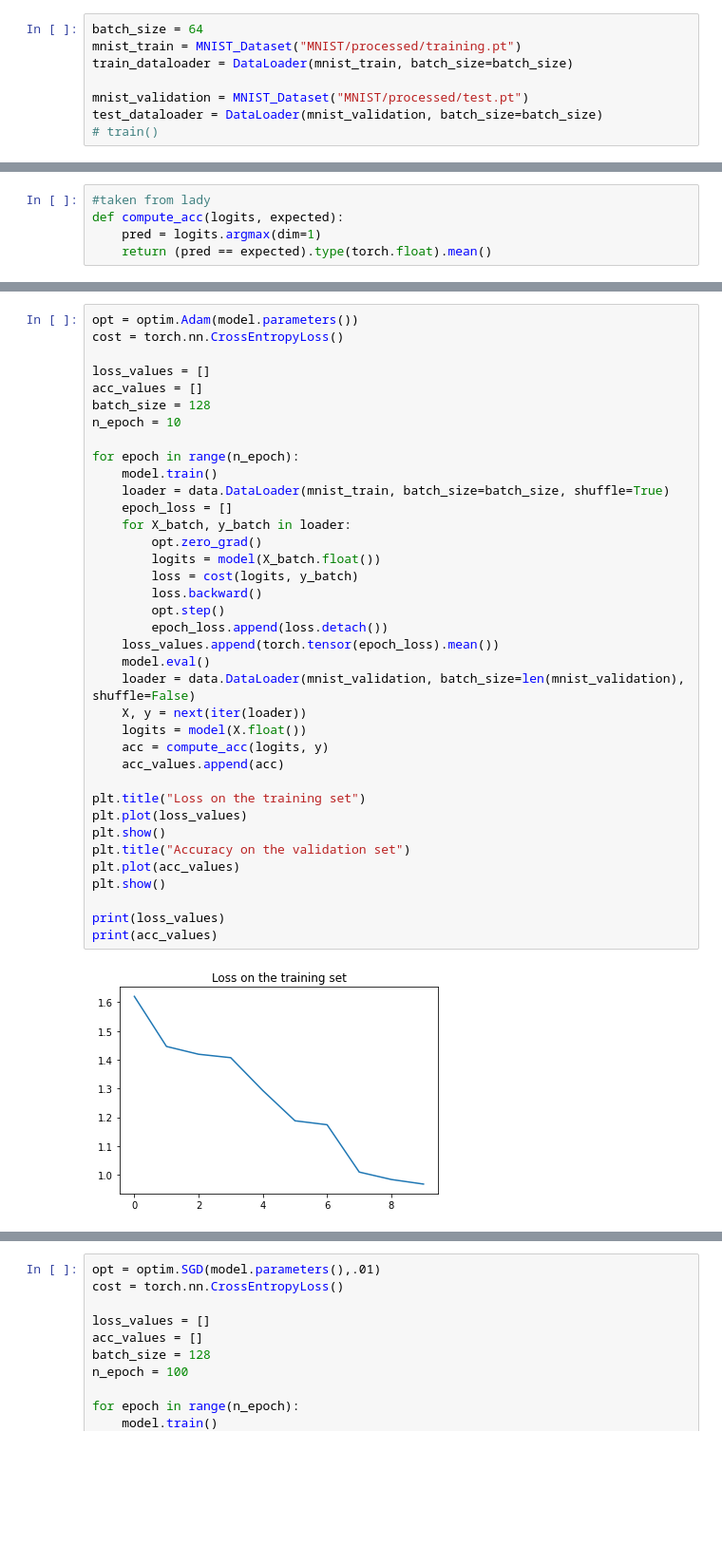
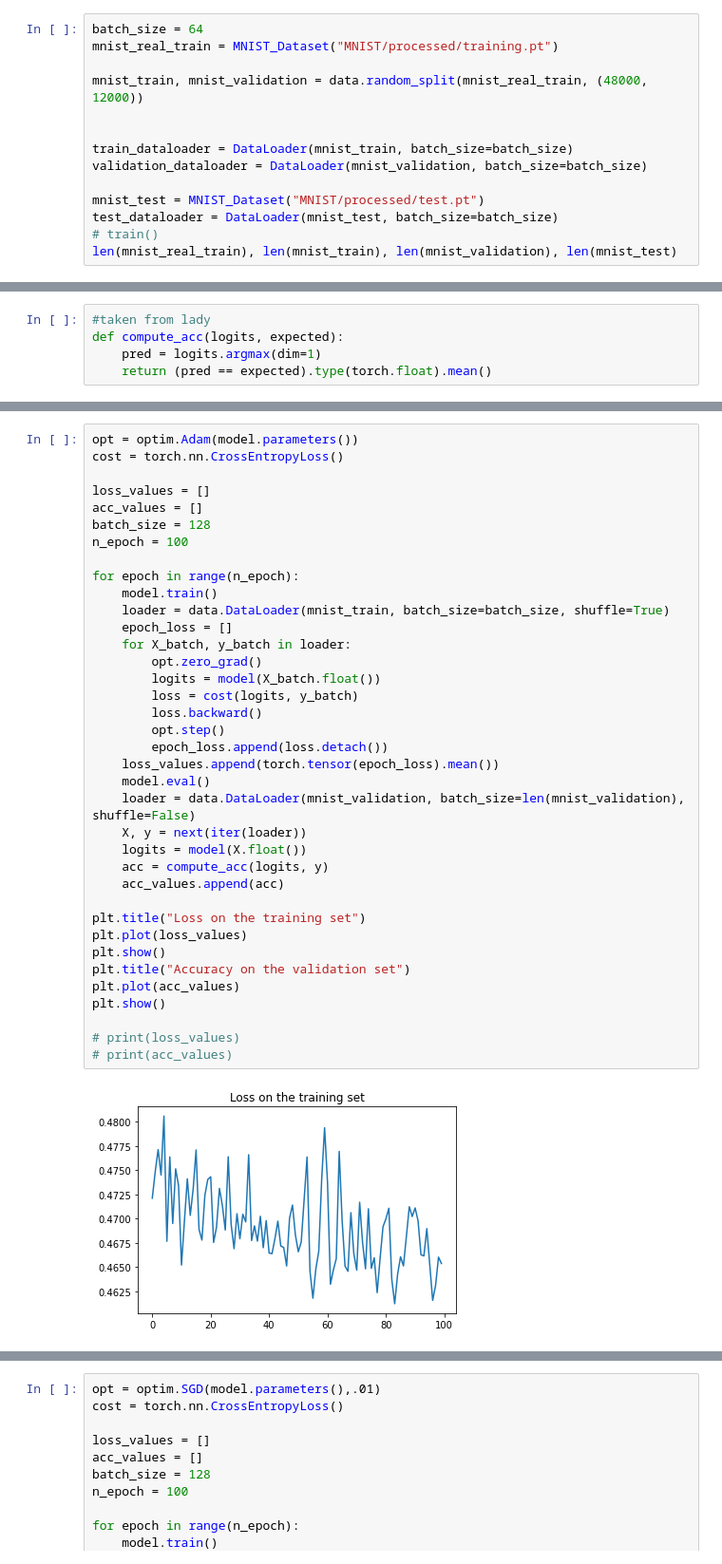
Before and after one commit to imhurl23/MNIST_ANN_Classifiers, a Jupyter notebook: practice.ipynb, the cells around one changed output, grey strips where cells are left out. Shown: that part at 95% size. Saved outputs shown, nothing was run; the diff lists cells and outputs as text; blank space fills up the shorter version.

```diff
--- a/practice.ipynb
+++ b/practice.ipynb
@@ -55,9 +58,15 @@ def test(loader, model):
     print(f"Test Error: \n Accuracy: {(100*correct):>0.1f}%, Avg loss: {test_loss:>8f} \n")
 # %%
 batch_size = 64
-mnist_train = MNIST_Dataset("MNIST/processed/training.pt")
+mnist_real_train = MNIST_Dataset("MNIST/processed/training.pt")
+
+mnist_train, mnist_validation = data.random_split(mnist_real_train, (48000, 12000))
+
+
 train_dataloader = DataLoader(mnist_train, batch_size=batch_size)
+validation_dataloader = DataLoader(mnist_validation, batch_size=batch_size)
 
-mnist_validation = MNIST_Dataset("MNIST/processed/test.pt")
-test_dataloader = DataLoader(mnist_validation, batch_size=batch_size)
+mnist_test = MNIST_Dataset("MNIST/processed/test.pt")
+test_dataloader = DataLoader(mnist_test, batch_size=batch_size)
 # train()
+len(mnist_real_train), len(mnist_train), len(mnist_validation), len(mnist_test)
@@ -125,35 +136,35 @@ cost = torch.nn.CrossEntropyLoss()
 loss_values = []
 acc_values = []
 batch_size = 128
-n_epoch = 10
+n_epoch = 100
 
 for epoch in range(n_epoch):
     model.train()
     loader = data.DataLoader(mnist_train, batch_size=batch_size, shuffle=True)
     epoch_loss = []
     for X_batch, y_batch in loader:
         opt.zero_grad()
         logits = model(X_batch.float())
         loss = cost(logits, y_batch)
         loss.backward()
         opt.step()
         epoch_loss.append(loss.detach())
     loss_values.append(torch.tensor(epoch_loss).mean())
     model.eval()
     loader = data.DataLoader(mnist_validation, batch_size=len(mnist_validation), shuffle=False)
     X, y = next(iter(loader))
     logits = model(X.float())
     acc = compute_acc(logits, y)
     acc_values.append(acc)
 
 plt.title("Loss on the training set")
 plt.plot(loss_values)
 plt.show()
 plt.title("Accuracy on the validation set")
 plt.plot(acc_values)
 plt.show()
 
-print(loss_values)
-print(acc_values)
+# print(loss_values)
+# print(acc_values)
 # %% [output]
-[figure, old version]
+[figure, new version]
```
Also changed, not shown: parts of 6 cells of this notebook.
